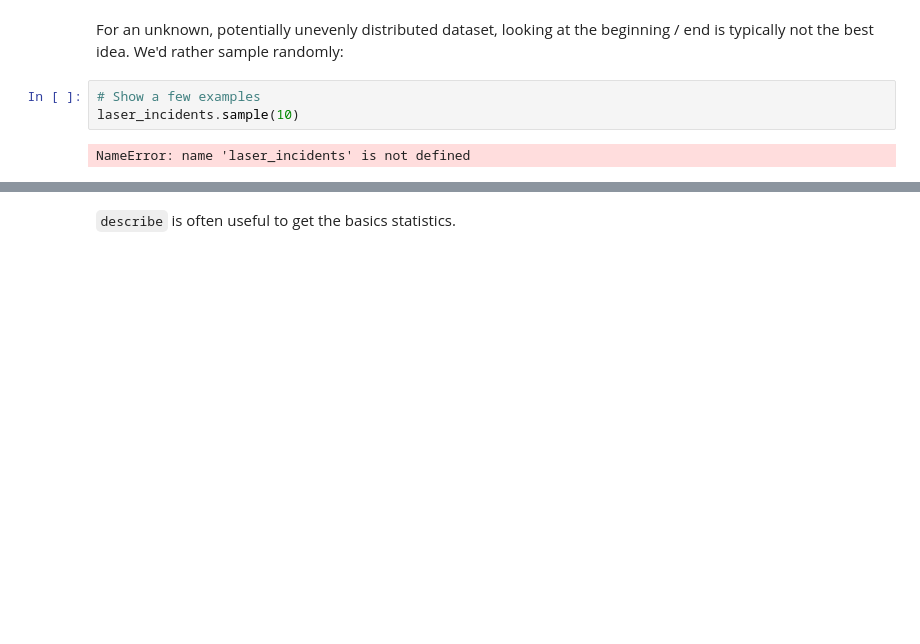
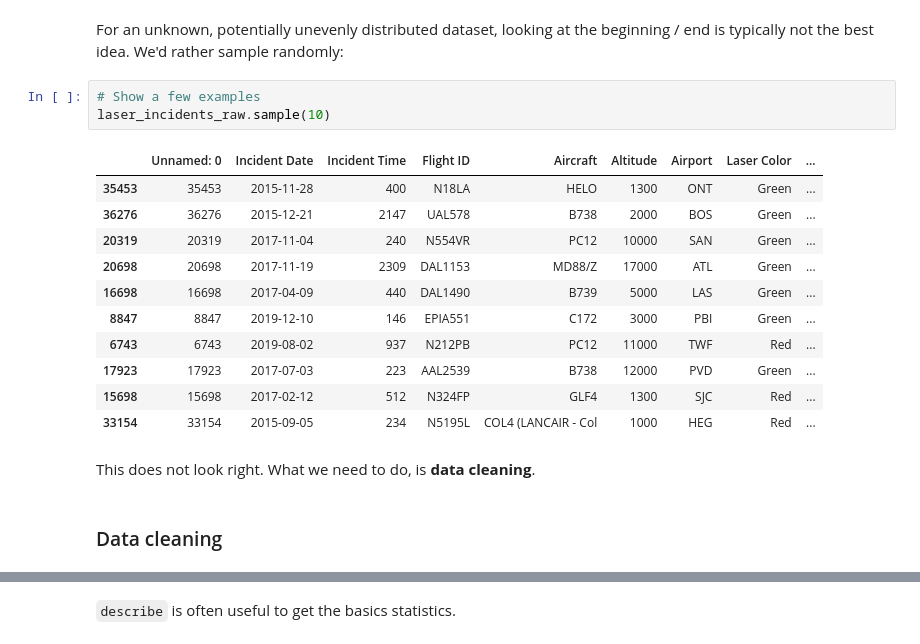
Before and after one commit to HiLASEPythonCourse/hilase-python-course-2021, a Jupyter notebook: 130_pandas_intro.ipynb, the cells around one changed output, grey strips where cells are left out. Cells and saved outputs as stored; diff of their text form; blank space fills up the shorter version.

```diff
--- a/130_pandas_intro.ipynb
+++ b/130_pandas_intro.ipynb
@@ -656,6 +611,20 @@ NameError: name 'laser_incidents' is not defined
 For an unknown, potentially unevenly distributed dataset, looking at the beginning / end is typically not the best idea. We'd rather sample randomly:
 # %%
 # Show a few examples
-laser_incidents.sample(10)
+laser_incidents_raw.sample(10)
 # %% [output]
-NameError: name 'laser_incidents' is not defined
+|  | Unnamed: 0 | Incident Date | Incident Time | Flight ID | Aircraft | Altitude | Airport | Laser Color | ... |
+| 35453 | 35453 | 2015-11-28 | 400 | N18LA | HELO | 1300 | ONT | Green | ... |
+| 36276 | 36276 | 2015-12-21 | 2147 | UAL578 | B738 | 2000 | BOS | Green | ... |
+| 20319 | 20319 | 2017-11-04 | 240 | N554VR | PC12 | 10000 | SAN | Green | ... |
+| 20698 | 20698 | 2017-11-19 | 2309 | DAL1153 | MD88/Z | 17000 | ATL | Green | ... |
+| 16698 | 16698 | 2017-04-09 | 440 | DAL1490 | B739 | 5000 | LAS | Green | ... |
+| 8847 | 8847 | 2019-12-10 | 146 | EPIA551 | C172 | 3000 | PBI | Green | ... |
+| 6743 | 6743 | 2019-08-02 | 937 | N212PB | PC12 | 11000 | TWF | Red | ... |
+| 17923 | 17923 | 2017-07-03 | 223 | AAL2539 | B738 | 12000 | PVD | Green | ... |
+| 15698 | 15698 | 2017-02-12 | 512 | N324FP | GLF4 | 1300 | SJC | Red | ... |
+| 33154 | 33154 | 2015-09-05 | 234 | N5195L | COL4 (LANCAIR - Col | 1000 | HEG | Red | ... |
+# %% [markdown]
+This does not look right. What we need to do, is **data cleaning**.
+# %% [markdown]
+### Data cleaning
```
Also changed, not shown: parts of 103 cells of this notebook, 1 other file.
